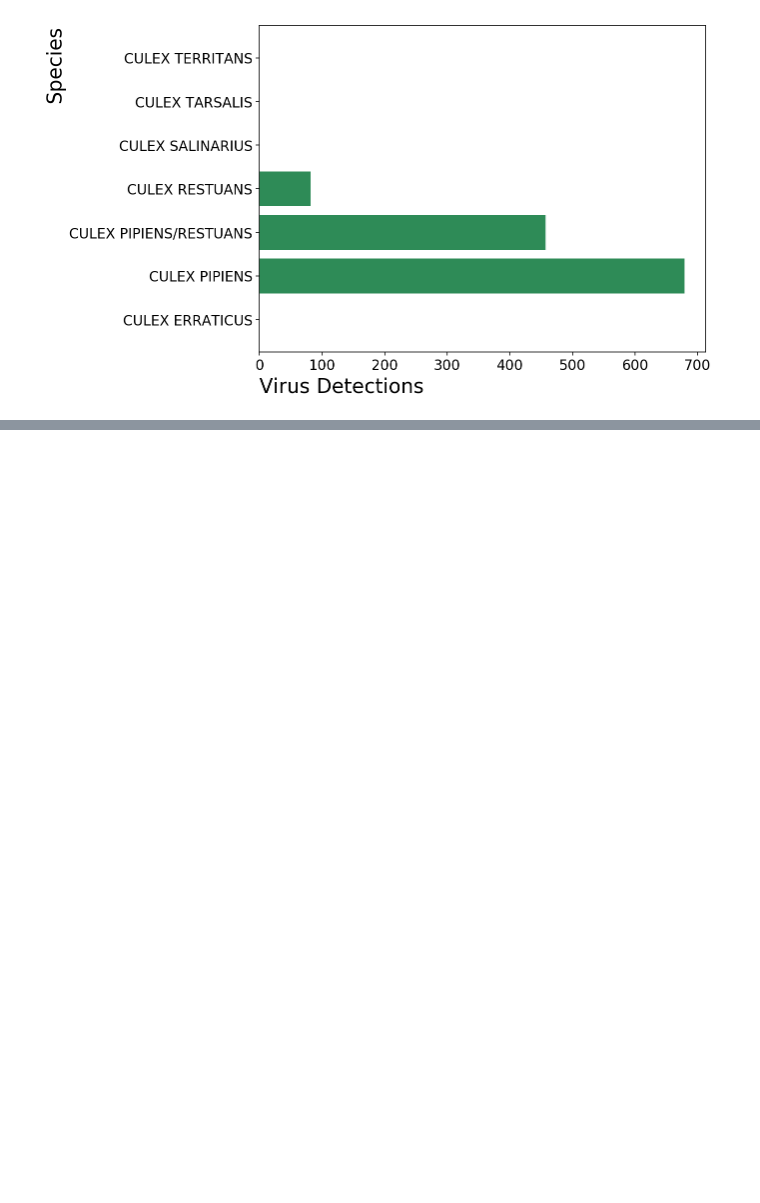
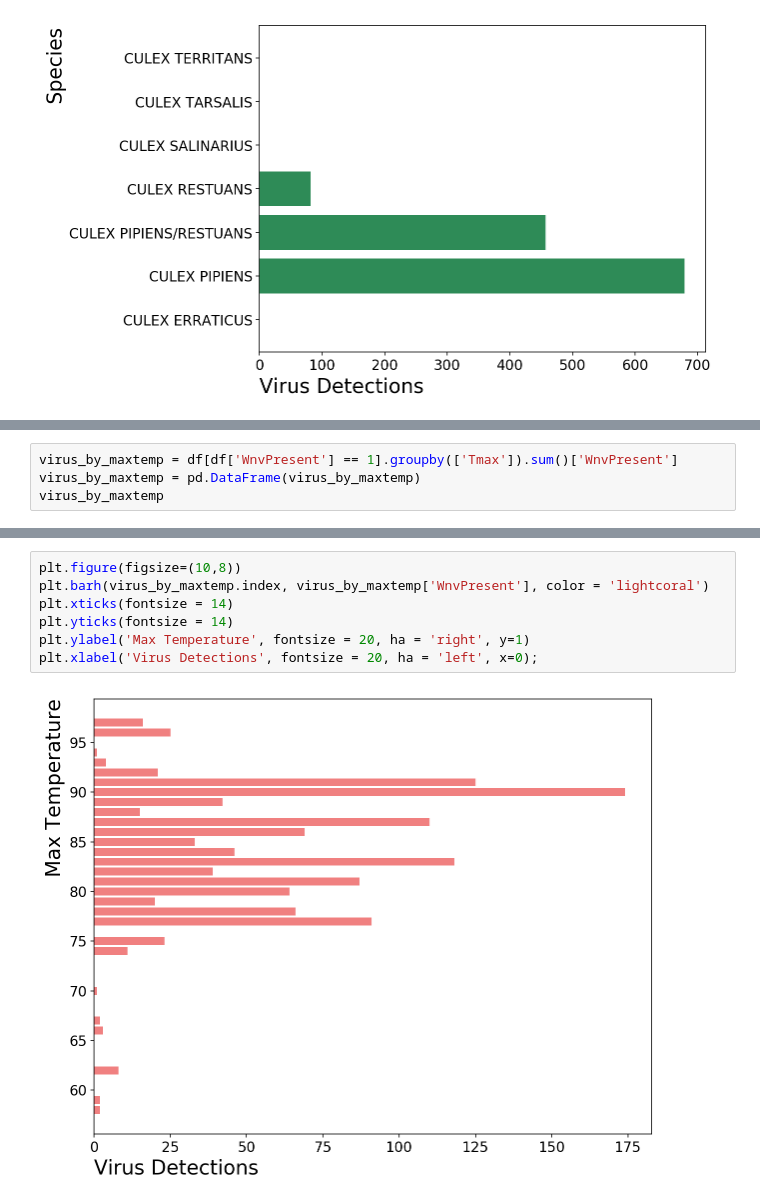
Before and after one commit to wnm410/WNV_project, a Jupyter notebook: Emma/Project4_EG_EDA.ipynb, the cells around one changed output, grey strips where cells are left out. Drawn from its saved outputs; the diff is of its cells as text; blank space fills up the shorter version.

```diff
--- a/Emma/Project4_EG_EDA.ipynb
+++ b/Emma/Project4_EG_EDA.ipynb
@@ -129,0 +166,4 @@ plt.xlabel('Virus Detections', fontsize = 20, ha = 'left', x=0);
+# %%
+virus_by_maxtemp = df[df['WnvPresent'] == 1].groupby(['Tmax']).sum()['WnvPresent']
+virus_by_maxtemp = pd.DataFrame(virus_by_maxtemp)
+virus_by_maxtemp
@@ -129,0 +189,9 @@ plt.xlabel('Virus Detections', fontsize = 20, ha = 'left', x=0);
+# %%
+plt.figure(figsize=(10,8))
+plt.barh(virus_by_maxtemp.index, virus_by_maxtemp['WnvPresent'], color = 'lightcoral')
+plt.xticks(fontsize = 14)
+plt.yticks(fontsize = 14)
+plt.ylabel('Max Temperature', fontsize = 20, ha = 'right', y=1)
+plt.xlabel('Virus Detections', fontsize = 20, ha = 'left', x=0);
+# %% [output]
+[figure, added]
```
Also changed, not shown: parts of 10 cells of this notebook, 1 other file.
